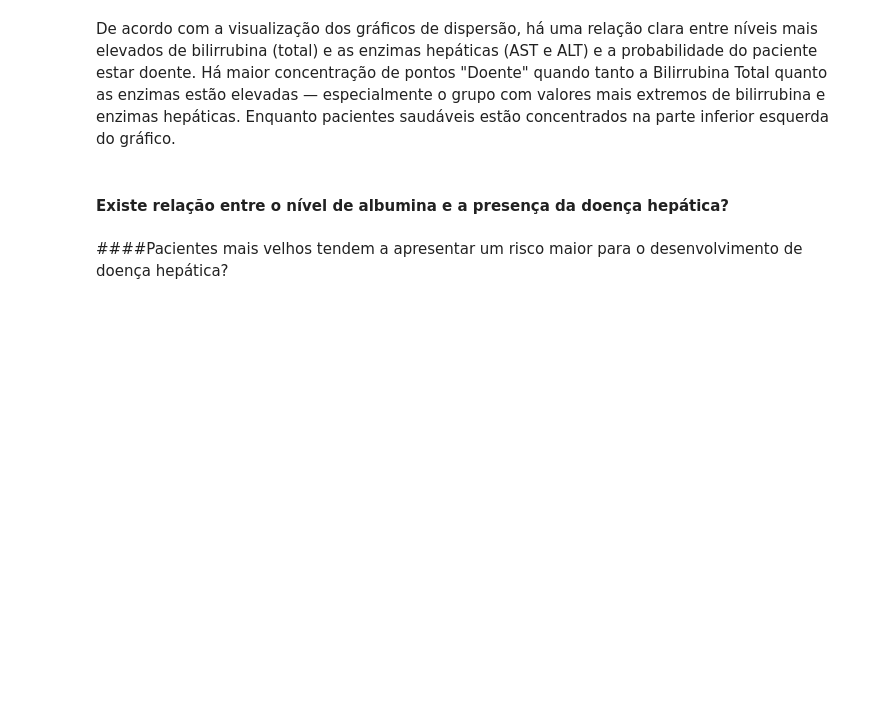
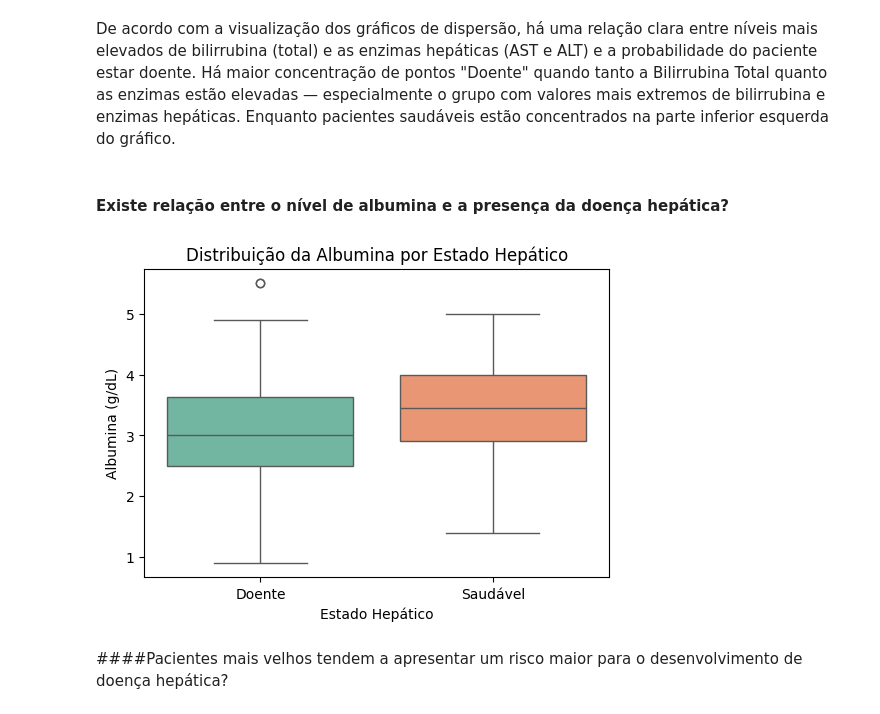
Before and after one commit to paulaRMachado/PUC-RIO-DTSC-MVP2, a Jupyter notebook: PUC_MVP_2.ipynb, the cells around one changed output. Saved outputs shown, nothing was run; the diff lists cells and outputs as text; code cells hidden in the pictures; blank space fills up the shorter version.

```diff
--- a/PUC_MVP_2.ipynb
+++ b/PUC_MVP_2.ipynb
@@ -388,17 +415,19 @@ De acordo com a visualização dos gráficos de dispersão, há uma relação cl
 # %%
 plt.figure(figsize=(6,4))
 sns.boxplot(
     data=bronze,
     x='Estado hepático',
-    y='Albumin',
+    y='Albumina (g/dL)',
     hue='Estado hepático',
     palette='Set2',
     legend=False
 )
 plt.title('Distribuição da Albumina por Estado Hepático')
 plt.ylabel('Albumina (g/dL)')
 plt.xlabel('Estado Hepático')
 plt.show()
+# %% [output]
+[figure, added]
 # %% [markdown]
 ####Pacientes mais velhos tendem a apresentar um risco maior para o desenvolvimento de doença hepática?
 # %% [markdown]
```
Also changed, not shown: parts of 20 cells of this notebook.
